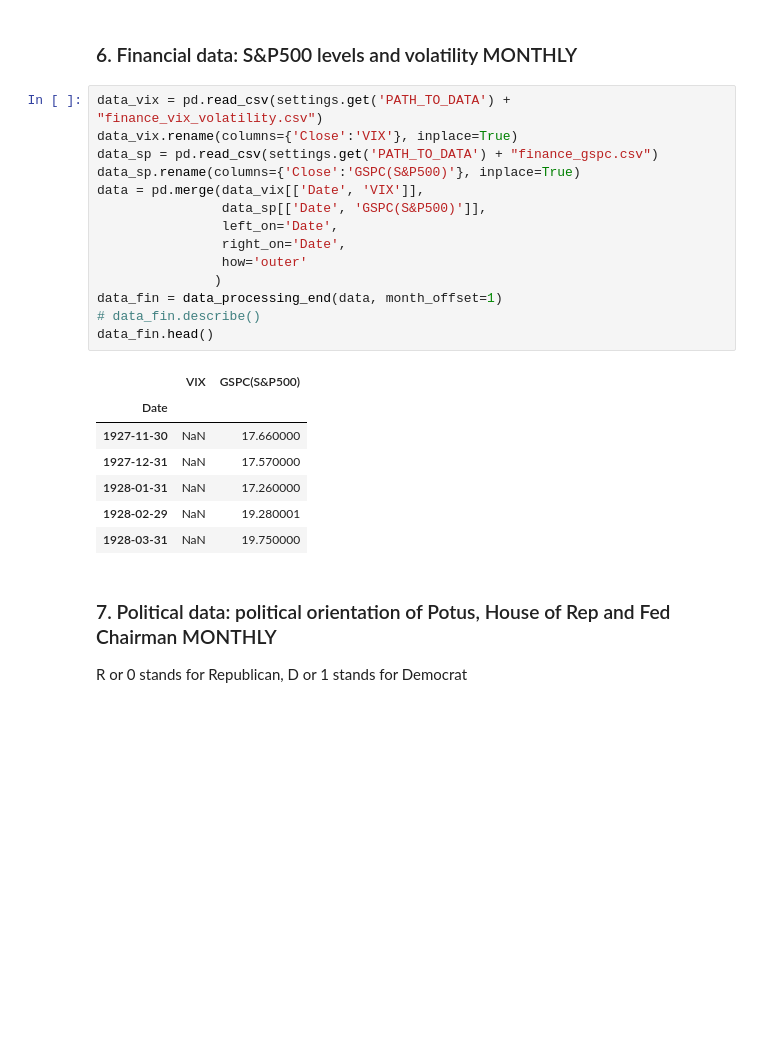
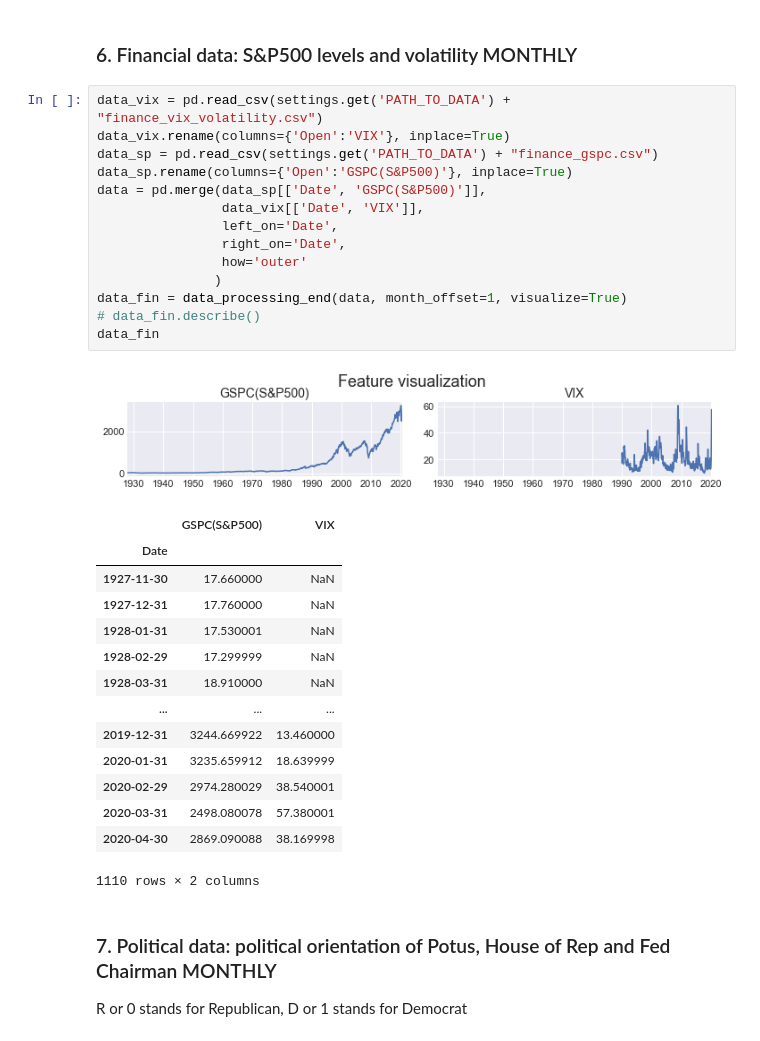
Before and after one commit to julesbertrand/Fed-repo-rate-forecasts, a Jupyter notebook: Finalproject_data_preprocessing.ipynb, the cells around one changed output. Saved outputs shown, nothing was run; the diff lists cells and outputs as text; blank space fills up the shorter version.

```diff
--- a/Finalproject_data_preprocessing.ipynb
+++ b/Finalproject_data_preprocessing.ipynb
@@ -184,26 +188,34 @@ data_fx.head()
 ### 6. Financial data: S&P500 levels and volatility MONTHLY
 # %%
 data_vix = pd.read_csv(settings.get('PATH_TO_DATA') + "finance_vix_volatility.csv")
-data_vix.rename(columns={'Close':'VIX'}, inplace=True)
+data_vix.rename(columns={'Open':'VIX'}, inplace=True)
 data_sp = pd.read_csv(settings.get('PATH_TO_DATA') + "finance_gspc.csv")
-data_sp.rename(columns={'Close':'GSPC(S&P500)'}, inplace=True)
-data = pd.merge(data_vix[['Date', 'VIX']],
-                data_sp[['Date', 'GSPC(S&P500)']],
+data_sp.rename(columns={'Open':'GSPC(S&P500)'}, inplace=True)
+data = pd.merge(data_sp[['Date', 'GSPC(S&P500)']],
+                data_vix[['Date', 'VIX']],
                 left_on='Date',
                 right_on='Date',
                 how='outer'
                )
-data_fin = data_processing_end(data, month_offset=1)
+data_fin = data_processing_end(data, month_offset=1, visualize=True)
 # data_fin.describe()
-data_fin.head()
+data_fin
 # %% [output]
+[figure, added]
-|  | VIX | GSPC(S&P500) |
+|  | GSPC(S&P500) | VIX |
 | Date |  |  |
-| 1927-11-30 | NaN | 17.660000 |
-| 1927-12-31 | NaN | 17.570000 |
-| 1928-01-31 | NaN | 17.260000 |
-| 1928-02-29 | NaN | 19.280001 |
-| 1928-03-31 | NaN | 19.750000 |
+| 1927-11-30 | 17.660000 | NaN |
+| 1927-12-31 | 17.760000 | NaN |
+| 1928-01-31 | 17.530001 | NaN |
+| 1928-02-29 | 17.299999 | NaN |
+| 1928-03-31 | 18.910000 | NaN |
+| ... | ... | ... |
+| 2019-12-31 | 3244.669922 | 13.460000 |
+| 2020-01-31 | 3235.659912 | 18.639999 |
+| 2020-02-29 | 2974.280029 | 38.540001 |
+| 2020-03-31 | 2498.080078 | 57.380001 |
+| 2020-04-30 | 2869.090088 | 38.169998 |
+1110 rows × 2 columns
 # %% [markdown]
 ### 7. Political data: political orientation of Potus, House of Rep and Fed Chairman MONTHLY
 
```
Also changed, not shown: parts of 12 cells of this notebook, 3 other files.
